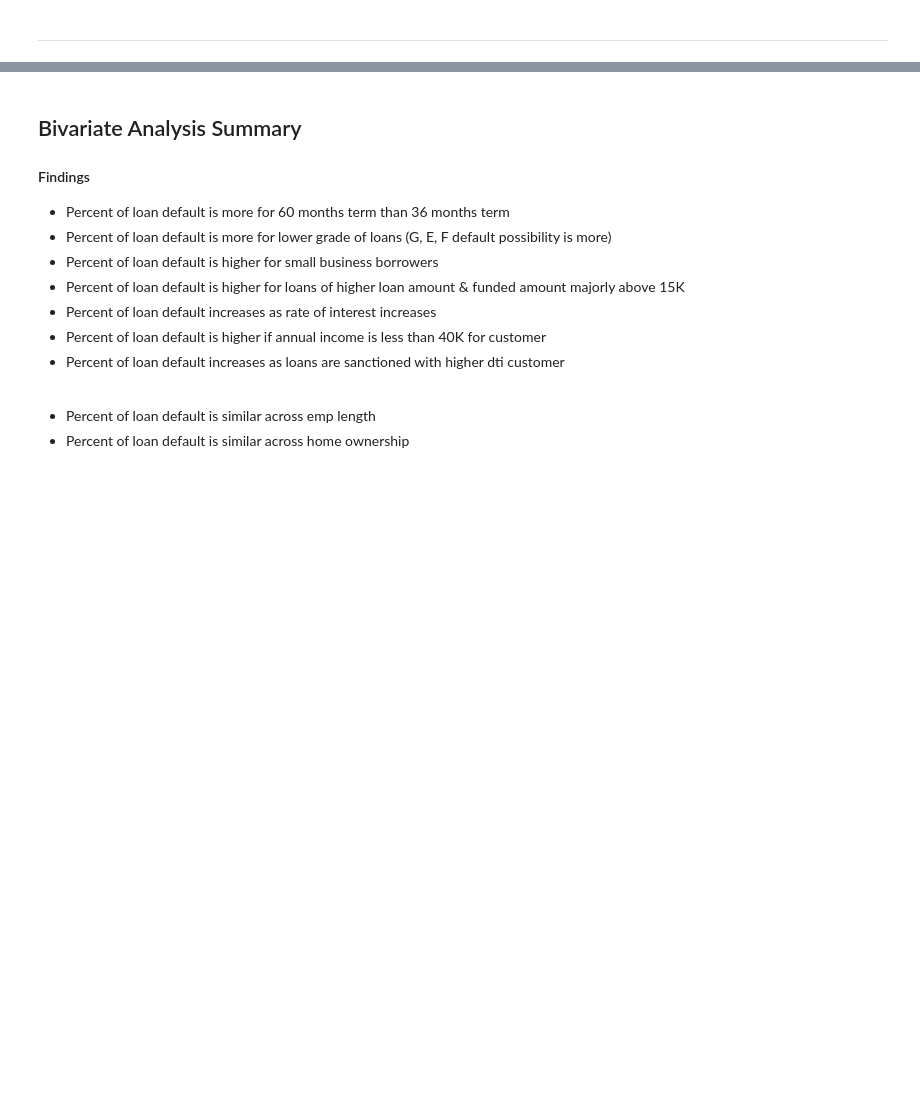
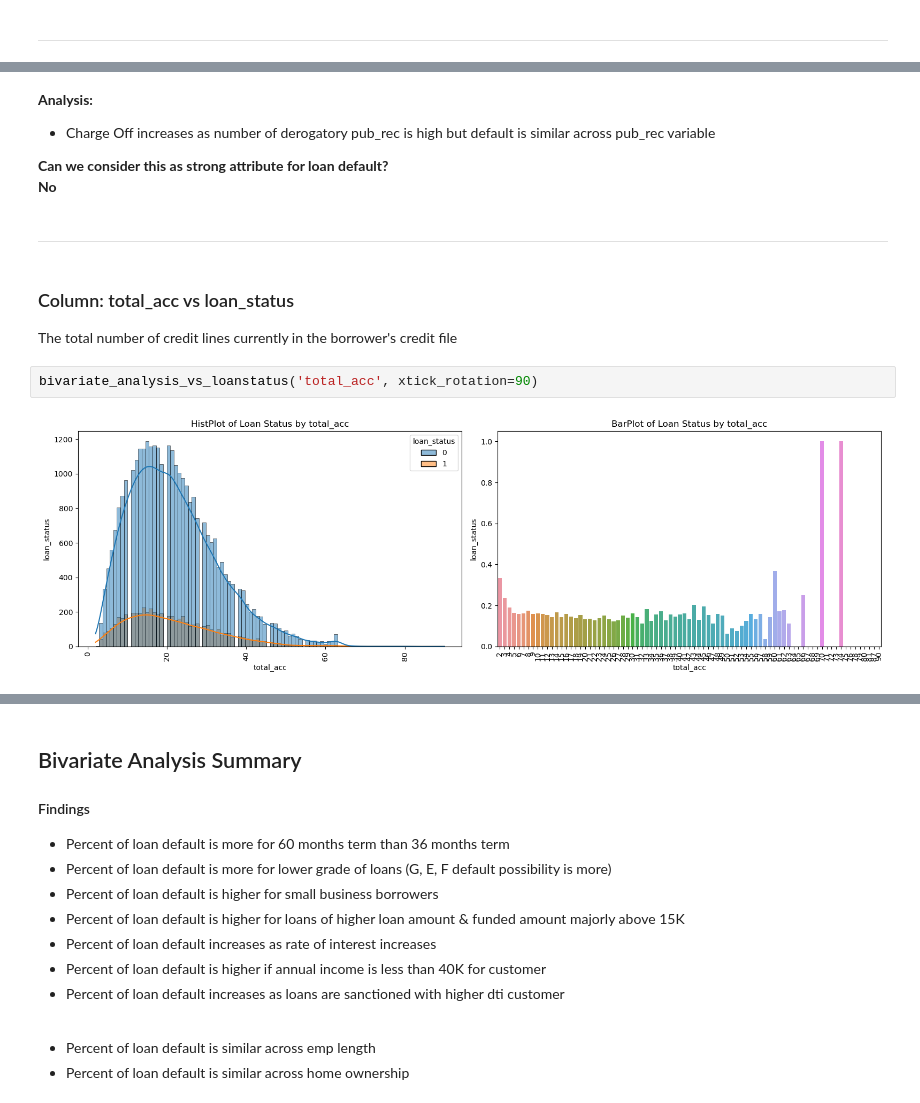
Before and after one commit to vikrampawar88/LendingClub-Case-Study, a Jupyter notebook: Vikram_Pawar.ipynb, the cells around one changed output, grey strips where cells are left out. Cells and saved outputs as stored; diff of their text form; blank space fills up the shorter version.

```diff
--- a/Vikram_Pawar.ipynb
+++ b/Vikram_Pawar.ipynb
@@ -1922,0 +2022,18 @@ __Not Really__
+# %% [markdown]
+__Analysis:__
+<br>
+- Charge Off increases as number of derogatory pub_rec is high but default is similar across pub_rec variable
+
+__Can we consider this as strong attribute for loan default?__
+<br>
+__No__
+# %% [markdown]
+------
+# %% [markdown]
+### Column: total_acc vs loan_status
+
+The total number of credit lines currently in the borrower's credit file
+# %%
+bivariate_analysis_vs_loanstatus('total_acc', xtick_rotation=90)
+# %% [output]
+[figure, added]
```
Also changed, not shown: parts of 24 cells of this notebook, 2 other files.
